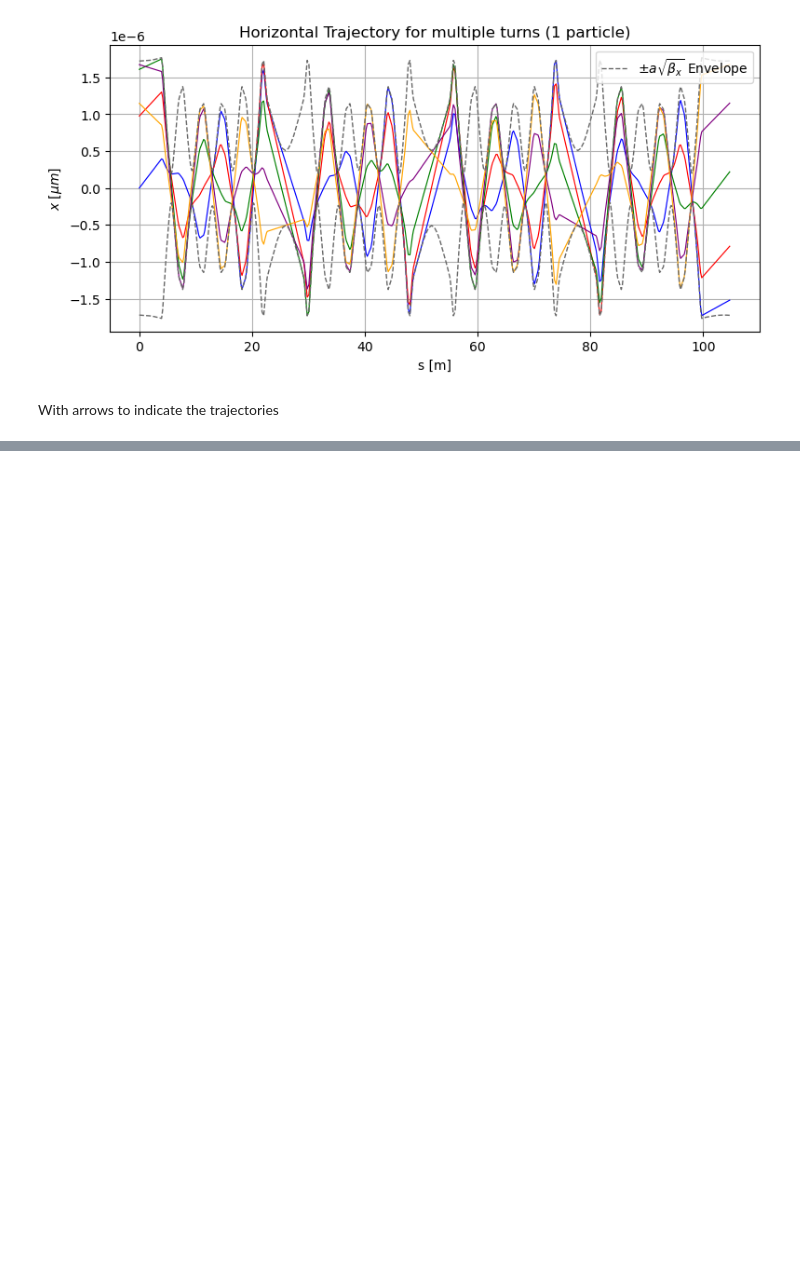
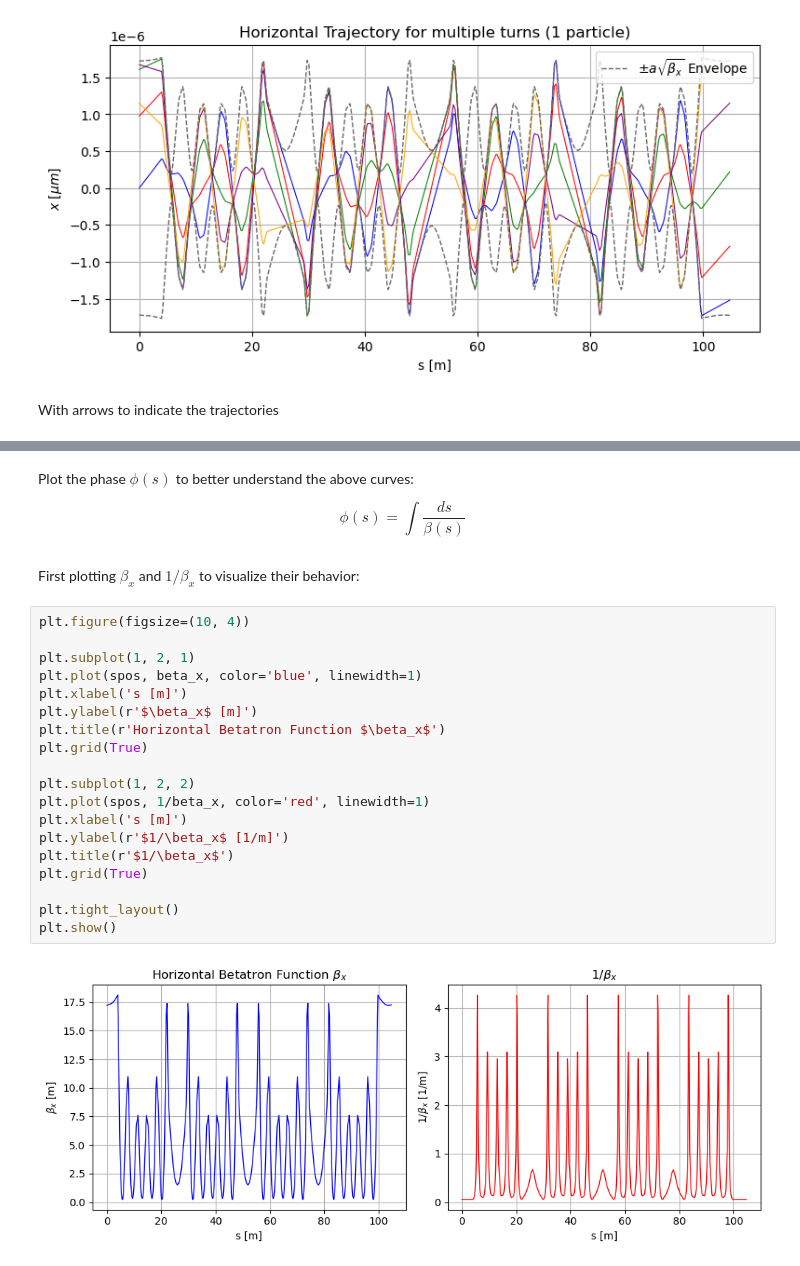
Before and after one commit to HenriqueWS11/fac-henrique, a Jupyter notebook: coding/initial_explorations/betatron_trajectories.ipynb, the cells around one changed output, grey strips where cells are left out. Drawn from its saved outputs; the diff is of its cells as text; blank space fills up the shorter version.

```diff
--- a/coding/initial_explorations/betatron_trajectories.ipynb
+++ b/coding/initial_explorations/betatron_trajectories.ipynb
@@ -569,0 +622,29 @@ plt.show()
+# %% [markdown]
+Plot the phase $\phi(s)$ to better understand the above curves:
+
+\begin{equation}
+    \phi(s) = \int{\frac{ds}{\beta(s)}}
+\end{equation}
+# %% [markdown]
+First plotting $\beta_x$ and $1/\beta_x$ to visualize their behavior:
+# %%
+plt.figure(figsize=(10, 4))
+
+plt.subplot(1, 2, 1)
+plt.plot(spos, beta_x, color='blue', linewidth=1)
+plt.xlabel('s [m]')
+plt.ylabel(r'$\beta_x$ [m]')
+plt.title(r'Horizontal Betatron Function $\beta_x$')
+plt.grid(True)
+
+plt.subplot(1, 2, 2)
+plt.plot(spos, 1/beta_x, color='red', linewidth=1)
+plt.xlabel('s [m]')
+plt.ylabel(r'$1/\beta_x$ [1/m]')
+plt.title(r'$1/\beta_x$')
+plt.grid(True)
+
+plt.tight_layout()
+plt.show()
+# %% [output]
+[figure, added]
```
Also changed, not shown: parts of 49 cells of this notebook, 1 other file.
